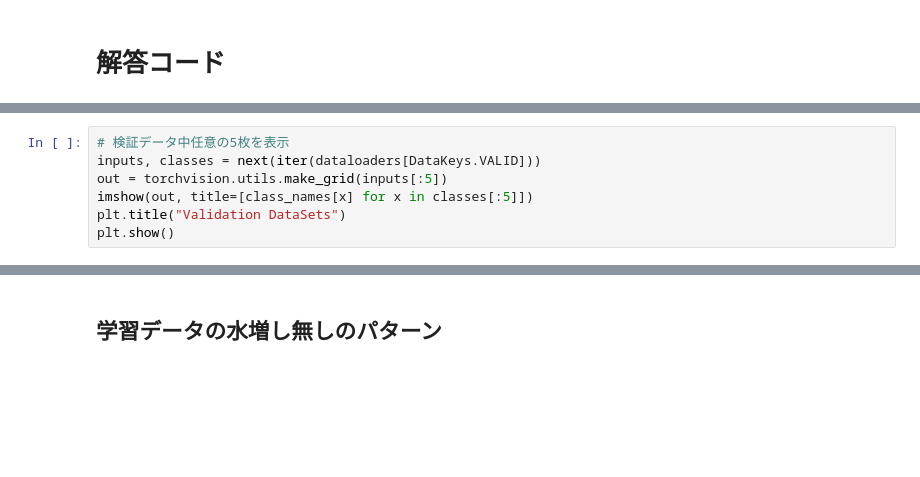
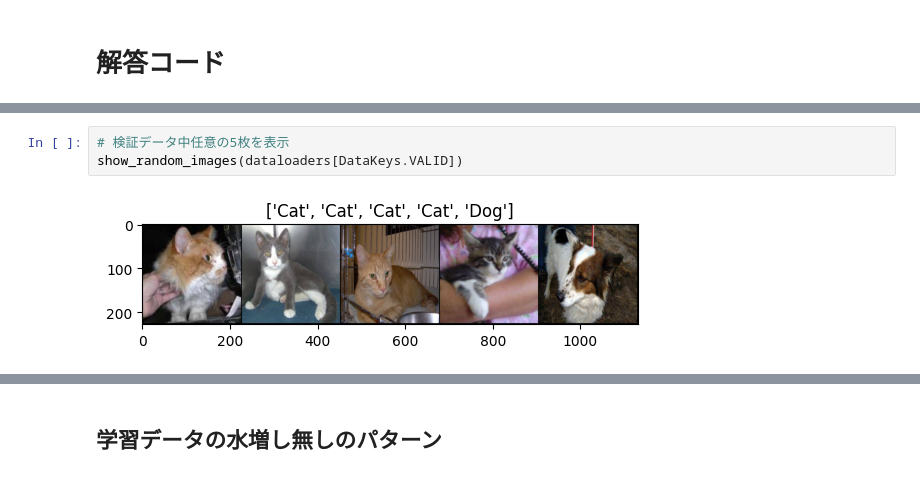
Before and after one commit to tsyu12345/class-recognition-ad-cource, a Jupyter notebook: 23vr008n.ipynb, the cells around one changed output, grey strips where cells are left out. Drawn from its saved outputs; the diff is of its cells as text; blank space fills up the shorter version.

```diff
--- a/23vr008n.ipynb
+++ b/23vr008n.ipynb
@@ -106,7 +108,5 @@ RuntimeError: Numpy is not available
-# %%
-# 検証データ中任意の5枚を表示
-inputs, classes = next(iter(dataloaders[DataKeys.VALID]))
-out = torchvision.utils.make_grid(inputs[:5])
-imshow(out, title=[class_names[x] for x in classes[:5]])
-plt.title("Validation DataSets")
-plt.show()
+# %%
+# 検証データ中任意の5枚を表示
+show_random_images(dataloaders[DataKeys.VALID])
+# %% [output]
+[figure, added]
```
Also changed, not shown: parts of 11 cells of this notebook.
